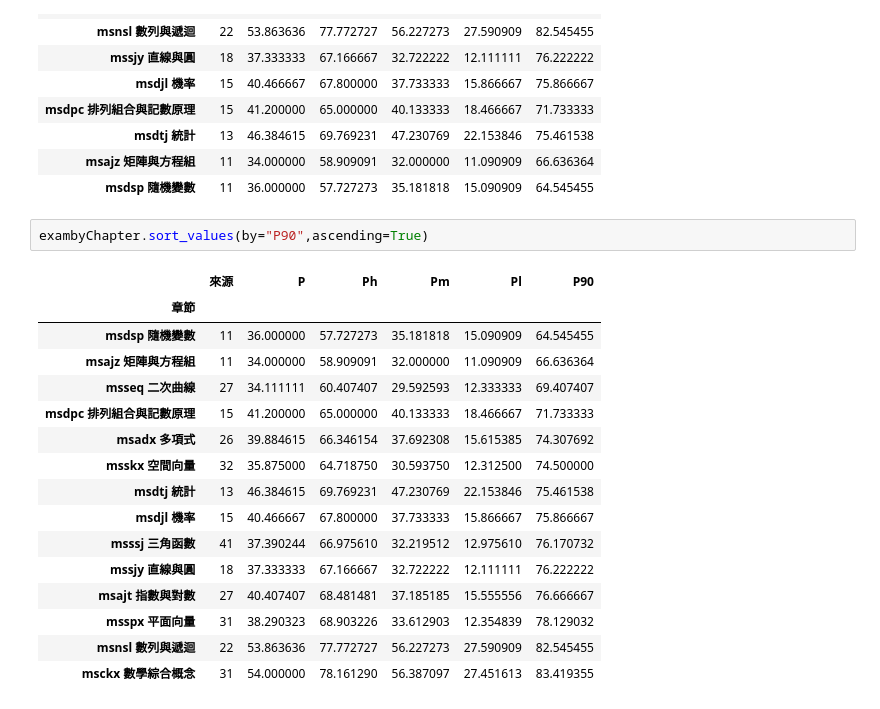
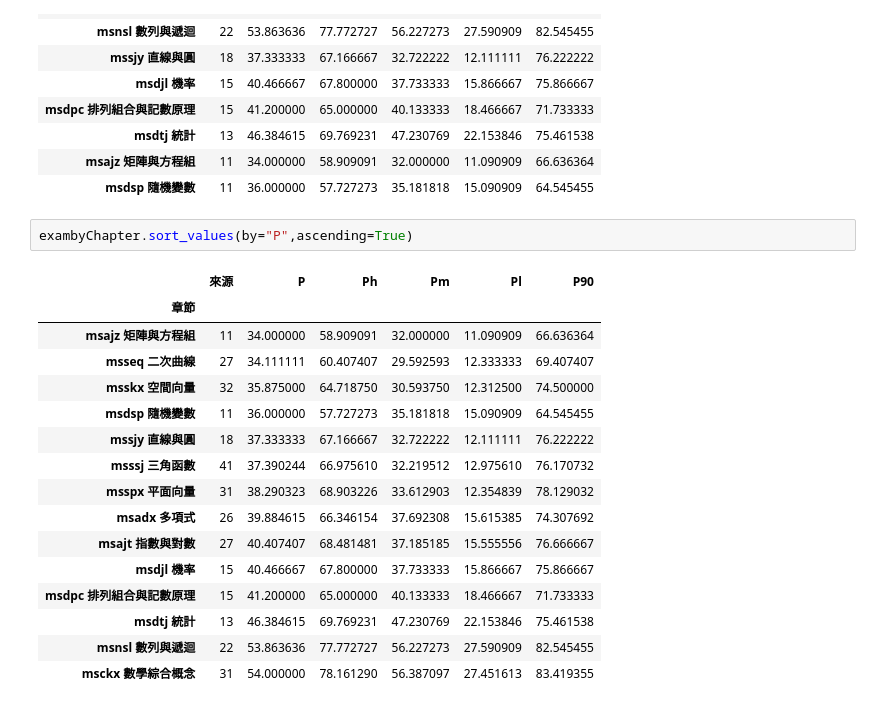
Before and after one commit to anchiang/examAnalysis, a Jupyter notebook: exma.ipynb, the cells around one changed output. Saved outputs shown, nothing was run; the diff lists cells and outputs as text.

```diff
--- a/exma.ipynb
+++ b/exma.ipynb
@@ -169,22 +196,22 @@ exambyChapter.sort_values(by="來源",ascending=False)
 | msajz 矩陣與方程組 | 11 | 34.000000 | 58.909091 | 32.000000 | 11.090909 | 66.636364 |
 | msdsp 隨機變數 | 11 | 36.000000 | 57.727273 | 35.181818 | 15.090909 | 64.545455 |
 # %%
-exambyChapter.sort_values(by="P90",ascending=True)
+exambyChapter.sort_values(by="P",ascending=True)
 # %% [output]
 |  | 來源 | P | Ph | Pm | Pl | P90 |
 | 章節 |  |  |  |  |  |  |
-| msdsp 隨機變數 | 11 | 36.000000 | 57.727273 | 35.181818 | 15.090909 | 64.545455 |
 | msajz 矩陣與方程組 | 11 | 34.000000 | 58.909091 | 32.000000 | 11.090909 | 66.636364 |
 | msseq 二次曲線 | 27 | 34.111111 | 60.407407 | 29.592593 | 12.333333 | 69.407407 |
+| msskx 空間向量 | 32 | 35.875000 | 64.718750 | 30.593750 | 12.312500 | 74.500000 |
+| msdsp 隨機變數 | 11 | 36.000000 | 57.727273 | 35.181818 | 15.090909 | 64.545455 |
+| mssjy 直線與圓 | 18 | 37.333333 | 67.166667 | 32.722222 | 12.111111 | 76.222222 |
+| msssj 三角函數 | 41 | 37.390244 | 66.975610 | 32.219512 | 12.975610 | 76.170732 |
+| msspx 平面向量 | 31 | 38.290323 | 68.903226 | 33.612903 | 12.354839 | 78.129032 |
+| msadx 多項式 | 26 | 39.884615 | 66.346154 | 37.692308 | 15.615385 | 74.307692 |
+| msajt 指數與對數 | 27 | 40.407407 | 68.481481 | 37.185185 | 15.555556 | 76.666667 |
+| msdjl 機率 | 15 | 40.466667 | 67.800000 | 37.733333 | 15.866667 | 75.866667 |
 | msdpc 排列組合與記數原理 | 15 | 41.200000 | 65.000000 | 40.133333 | 18.466667 | 71.733333 |
-| msadx 多項式 | 26 | 39.884615 | 66.346154 | 37.692308 | 15.615385 | 74.307692 |
-| msskx 空間向量 | 32 | 35.875000 | 64.718750 | 30.593750 | 12.312500 | 74.500000 |
 | msdtj 統計 | 13 | 46.384615 | 69.769231 | 47.230769 | 22.153846 | 75.461538 |
-| msdjl 機率 | 15 | 40.466667 | 67.800000 | 37.733333 | 15.866667 | 75.866667 |
-| msssj 三角函數 | 41 | 37.390244 | 66.975610 | 32.219512 | 12.975610 | 76.170732 |
-| mssjy 直線與圓 | 18 | 37.333333 | 67.166667 | 32.722222 | 12.111111 | 76.222222 |
-| msajt 指數與對數 | 27 | 40.407407 | 68.481481 | 37.185185 | 15.555556 | 76.666667 |
-| msspx 平面向量 | 31 | 38.290323 | 68.903226 | 33.612903 | 12.354839 | 78.129032 |
 | msnsl 數列與遞迴 | 22 | 53.863636 | 77.772727 | 56.227273 | 27.590909 | 82.545455 |
 | msckx 數學綜合概念 | 31 | 54.000000 | 78.161290 | 56.387097 | 27.451613 | 83.419355 |
 # %%
```
Also changed, not shown: parts of 22 cells of this notebook.
